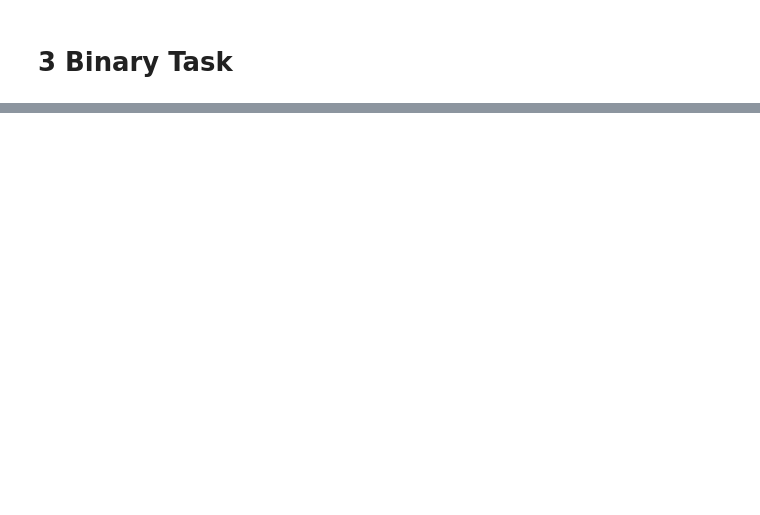
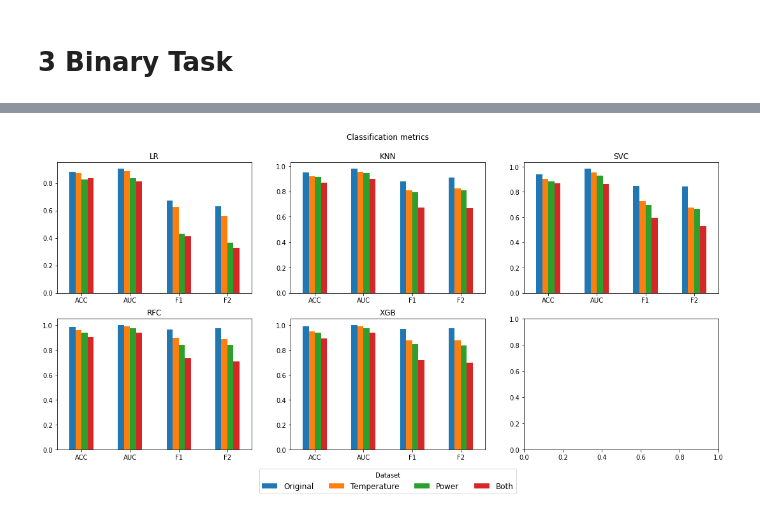
Before and after one commit to shubhamgodase2002/Predictive-Maintenance-analysis-ML-project, a Jupyter notebook: Predictive Maintenance analysis Final Project.ipynb, the cells around one changed output, grey strips where cells are left out. Cells and saved outputs as stored; diff of their text form; code cells hidden in the pictures; blank space fills up the shorter version.

Commit message:
Add files via upload
this file is final model prediction file yo find the failure or not failure of machine and find the types of fault occurs .

```diff
--- a/Predictive Maintenance analysis Final Project.ipynb
+++ b/Predictive Maintenance analysis Final Project.ipynb
@@ -590,0 +665,5 @@ F1 Score combines Precision and Recall into a single metric, providing a balance
+# %%
+# train-validation test split
+X, y = df_pre[features], df_pre[['Target','Failure Type']]
+X_trainval, X_test, y_trainval, y_test = train_test_split(X, y, test_size=0.1, stratify=df_pre['Failure Type'], random_state=0)
+X_train, X_val, y_train, y_val = train_test_split(X_trainval, y_trainval, test_size=0.11, stratify=y_trainval['Failure Type'], random_state=0)
@@ -590,0 +765,15 @@ F1 Score combines Precision and Recall into a single metric, providing a balance
+# %%
+"""User-defined function: Fit the estimators on multiple classifiers
+- clf, estimators
+- clf_str, list containing estimators names
+- X_train,y_train, data used to fit models
+- X_val,y_val, data used to validate models
+"""
+
+def fit_models(clf,clf_str,X_train,X_val,y_train,y_val):
+    metrics = pd.DataFrame(columns=clf_str)
+    for model, model_name in zip(clf, clf_str):
+        model.fit(X_train,y_train['Target'])
+        y_val_pred = model.predict(X_val)
+        metrics[model_name] = eval_preds(model,X_val,y_val,y_val_pred,'binary')[1]
+    return metrics
@@ -590,0 +789,53 @@ F1 Score combines Precision and Recall into a single metric, providing a balance
+# %%
+# Models
+lr = LogisticRegression()
+knn = KNeighborsClassifier()
+svc = SVC(probability=True)
+rfc = RandomForestClassifier()
+xgb = XGBClassifier()
+
+clf = [lr,knn,svc,rfc,xgb]
+clf_str = ['LR','KNN','SVC','RFC','XGB']
+
+# Fit on raw train
+metrics_0 = fit_models(clf,clf_str,X_train,X_val,y_train,y_val)
+
+# Fit on temperature product train
+XX_train = X_train.drop(columns=['Process temperature','Air temperature'])
+XX_val = X_val.drop(columns=['Process temperature','Air temperature'])
+XX_train['Temperature']= X_train['Process temperature']*X_train['Air temperature']
+XX_val['Temperature'] = X_val['Process temperature']*X_val['Air temperature']
+metrics_1 = fit_models(clf,clf_str,XX_train,XX_val,y_train,y_val)
+
+# Fit on power product train
+XX_train = X_train.drop(columns=['Rotational speed','Torque'])
+XX_val = X_val.drop(columns=['Rotational speed','Torque'])
+XX_train['Power'] = X_train['Rotational speed']*X_train['Torque']
+XX_val['Power'] = X_val['Rotational speed']*X_val['Torque']
+metrics_2 = fit_models(clf,clf_str,XX_train,XX_val,y_train,y_val)
+
+# Fit on both products train
+XX_train = X_train.drop(columns=['Process temperature','Air temperature','Rotational speed','Torque'])
+XX_val = X_val.drop(columns=['Process temperature','Air temperature','Rotational speed','Torque'])
+XX_train['Temperature']= X_train['Process temperature']*X_train['Air temperature']
+XX_val['Temperature']= X_val['Process temperature']*X_val['Air temperature']
+XX_train['Power'] = X_train['Rotational speed']*X_train['Torque']
+XX_val['Power'] = X_val['Rotational speed']*X_val['Torque']
+metrics_3 = fit_models(clf,clf_str,XX_train,XX_val,y_train,y_val)
+
+# classification metrics barplot
+fig, axs = plt.subplots(nrows=2, ncols=3, figsize=(18,8))
+fig.suptitle('Classification metrics')
+for j, model in enumerate(clf_str):
+    ax = axs[j//3,j-3*(j//3)]
+    model_metrics = pd.DataFrame(data=[metrics_0[model],metrics_1[model],metrics_2[model],metrics_3[model]])
+    model_metrics.index = ['Original','Temperature','Power','Both']
+    model_metrics.transpose().plot(ax=ax, kind='bar', rot=0, )
+    ax.title.set_text(model)
+    ax.get_legend().remove()
+fig.subplots_adjust(top=0.9, left=0.1, right=0.9, bottom=0.12)
+axs.flatten()[-2].legend(title='Dataset', loc='upper center',
+                         bbox_to_anchor=(0.5, -0.12), ncol=4, fontsize=12)
+plt.show()
+# %% [output]
+[figure, added]
```
Also changed, not shown: parts of 109 cells of this notebook.
